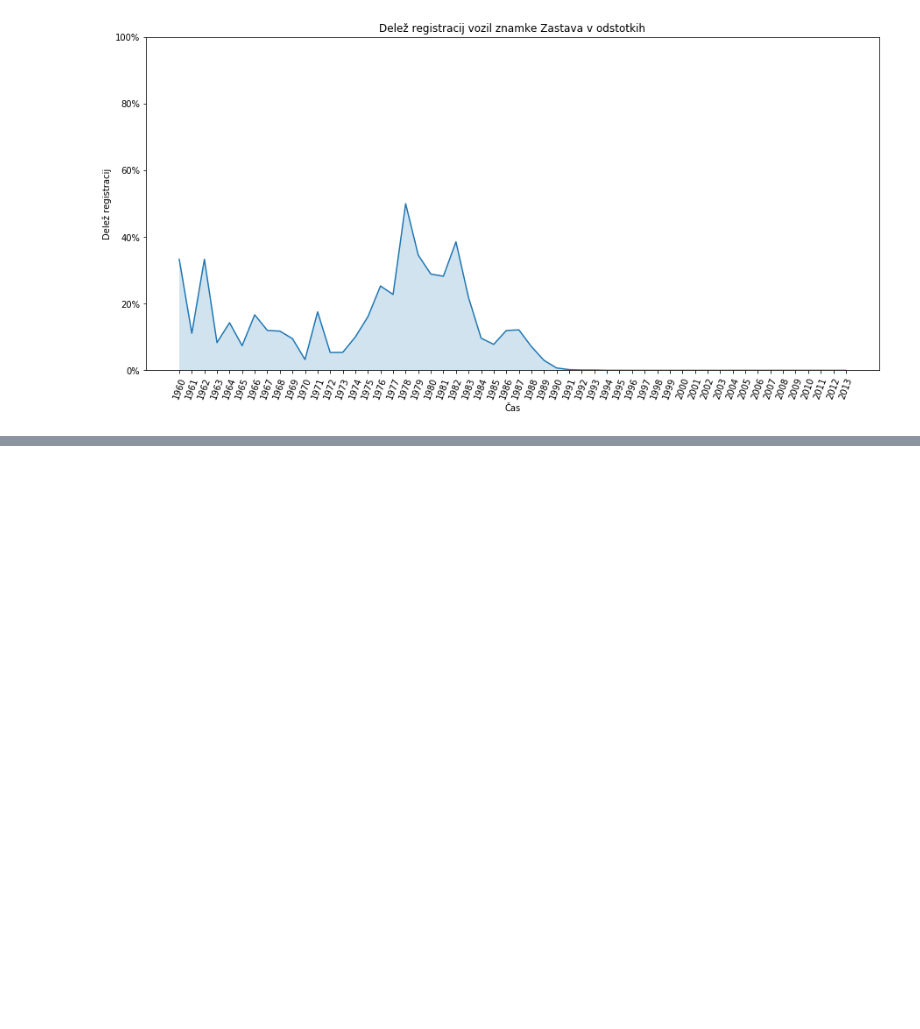
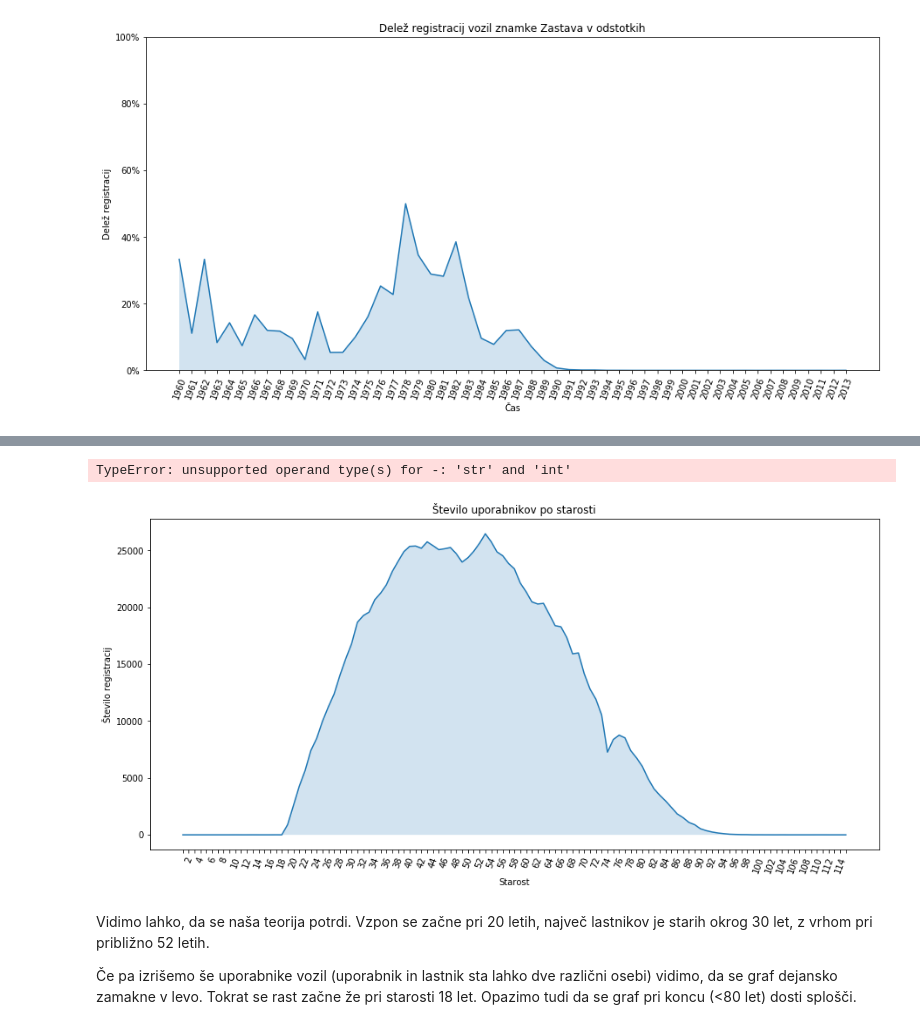
Before and after one commit to AttackVectorDelta/PR19NAJL, a Jupyter notebook: Poročilo.ipynb, the cells around one changed output, grey strips where cells are left out. Saved outputs shown, nothing was run; the diff lists cells and outputs as text; code cells hidden in the pictures; blank space fills up the shorter version.

```diff
--- a/Poročilo.ipynb
+++ b/Poročilo.ipynb
@@ -251,0 +270,65 @@ Napiši pojasnilo
+# %%
+%store -r starostiLastnikov
+%store -r starostiUporabnikov
+
+seznamStarostiLastnikovLabel = []
+seznamStarostiLastnikov=np.zeros(110)
+
+seznamStarostiUporabnikovLabel = []
+seznamStarostiUporabnikov=np.zeros(110)
+for starost in range(1,111):
+
+    if(starost%2==0):
+        seznamStarostiLastnikovLabel.append(str(starost)-1)
+    else:
+        seznamStarostiLastnikovLabel.append("")
+
+    if(str(starost) in starostiLastnikov):
+        seznamStarostiLastnikov[starost] = starostiLastnikov[str(starost)]
+
+
+    if(starost%2==0):
+        seznamStarostiUporabnikovLabel.append(str(starost)-1)
+    else:
+        seznamStarostiUporabnikovLabel.append("")
+
+    if(str(starost) in starostiUporabnikov):
+        seznamStarostiUporabnikov[starost]=starostiUporabnikov[str(starost)]
+
+
+index = np.arange(len(seznamStarostiLastnikov))
+plt.figure(figsize=(15,7))
+plt.plot(index, seznamStarostiLastnikov)
+
+plt.title('Število lastnikov po starosti')
+plt.xlabel('Starost', fontsize=10)
+plt.ylabel('Število registracij', fontsize=10)
+
+plt.xticks(index, seznamStarostiLastnikovLabel, fontsize=10, rotation=70)
+plt.fill_between(index, 0, seznamStarostiLastnikov, alpha=0.2)
+
+plt.show()
+
+print(len(seznamStarostiUporabnikov))
+print(len(seznamStarostiUporabnikovLabel))
+# %% [output]
+TypeError: unsupported operand type(s) for -: 'str' and 'int'
+# %%
+index = np.arange(len(seznamStarostiUporabnikovLabel))
+plt.figure(figsize=(15,7))
+plt.plot(index, seznamStarostiUporabnikov)
+
+plt.title('Število uporabnikov po starosti')
+plt.xlabel('Starost', fontsize=10)
+plt.ylabel('Število registracij', fontsize=10)
+
+plt.xticks(index, seznamStarostiUporabnikovLabel, fontsize=10, rotation=70)
+plt.fill_between(index, 0, seznamStarostiUporabnikov, alpha=0.2)
+
+plt.show()
+# %% [output]
+[figure, added]
+# %% [markdown]
+Vidimo lahko, da se naša teorija potrdi. Vzpon se začne pri 20 letih, največ lastnikov je starih okrog 30 let, z vrhom pri približno 52 letih.
+
+Če pa izrišemo še uporabnike vozil (uporabnik in lastnik sta lahko dve različni osebi) vidimo, da se graf dejansko zamakne v levo. Tokrat se rast začne že pri starosti 18 let. Opazimo tudi da se graf pri koncu (<80 let) dosti splošči.
```
Also changed, not shown: parts of 9 cells of this notebook, 1 other file.
